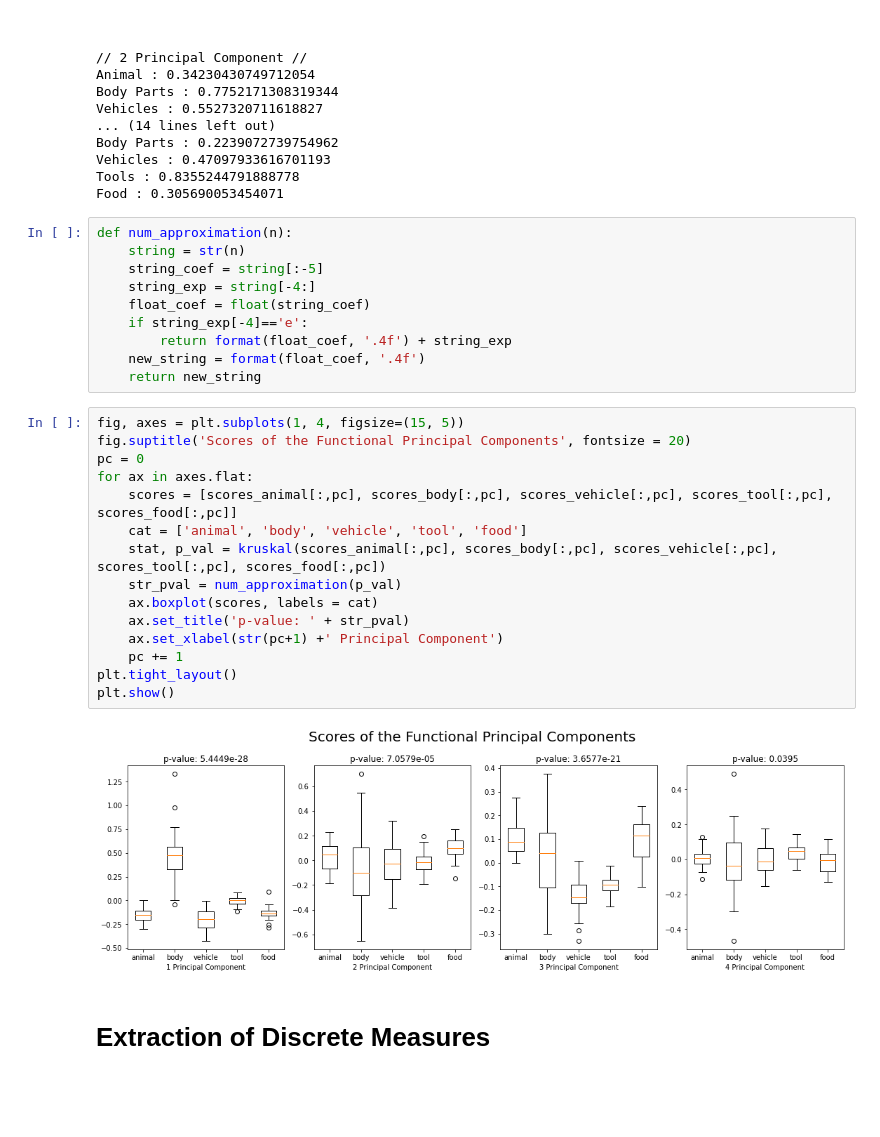
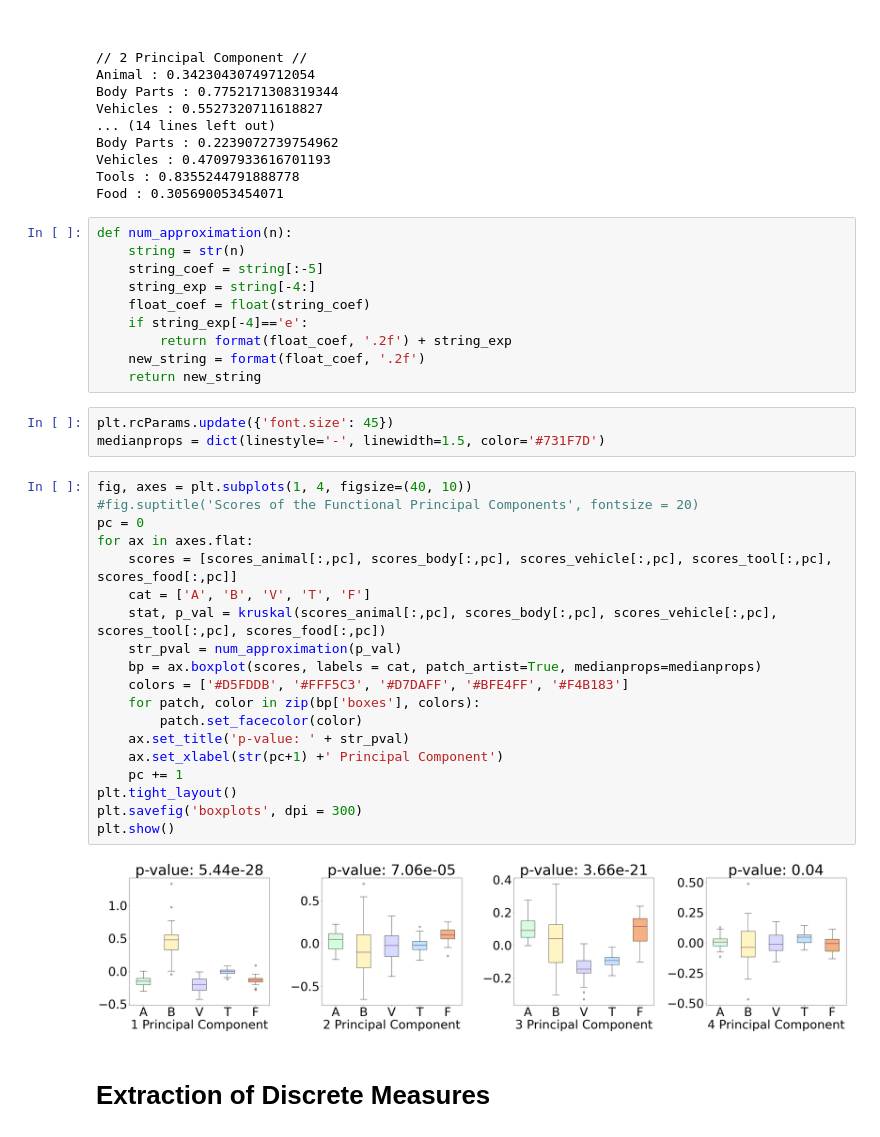
Before and after one commit to jaclaz/FDA-on-visual-ERPs, a Jupyter notebook: Notebooks/Functional Analysis.ipynb, the cells around one changed output. Saved outputs shown, nothing was run; the diff lists cells and outputs as text; blank space fills up the shorter version.

```diff
--- a/Notebooks/Functional Analysis.ipynb
+++ b/Notebooks/Functional Analysis.ipynb
@@ -329,26 +345,33 @@ def num_approximation(n):
     string_exp = string[-4:]
     float_coef = float(string_coef)
     if string_exp[-4]=='e':
-        return format(float_coef, '.4f') + string_exp
-    new_string = format(float_coef, '.4f')
+        return format(float_coef, '.2f') + string_exp
+    new_string = format(float_coef, '.2f')
     return new_string
+# %%
+plt.rcParams.update({'font.size': 45})
+medianprops = dict(linestyle='-', linewidth=1.5, color='#731F7D')
 # %%
-fig, axes = plt.subplots(1, 4, figsize=(15, 5))
-fig.suptitle('Scores of the Functional Principal Components', fontsize = 20)
+fig, axes = plt.subplots(1, 4, figsize=(40, 10))
+#fig.suptitle('Scores of the Functional Principal Components', fontsize = 20)
 pc = 0
 for ax in axes.flat:
     scores = [scores_animal[:,pc], scores_body[:,pc], scores_vehicle[:,pc], scores_tool[:,pc], scores_food[:,pc]]
-    cat = ['animal', 'body', 'vehicle', 'tool', 'food']
+    cat = ['A', 'B', 'V', 'T', 'F']
     stat, p_val = kruskal(scores_animal[:,pc], scores_body[:,pc], scores_vehicle[:,pc], scores_tool[:,pc], scores_food[:,pc])
     str_pval = num_approximation(p_val)
-    ax.boxplot(scores, labels = cat)
+    bp = ax.boxplot(scores, labels = cat, patch_artist=True, medianprops=medianprops)
+    colors = ['#D5FDDB', '#FFF5C3', '#D7DAFF', '#BFE4FF', '#F4B183']
+    for patch, color in zip(bp['boxes'], colors):
+        patch.set_facecolor(color)
     ax.set_title('p-value: ' + str_pval)
     ax.set_xlabel(str(pc+1) +' Principal Component')
     pc += 1
 plt.tight_layout()
+plt.savefig('boxplots', dpi = 300)
 plt.show()
 # %% [output]
-[figure, old version]
+[figure, new version]
 # %% [markdown]
 # Extraction of Discrete Measures
 # %%
```
Also changed, not shown: parts of 9 cells of this notebook, 12 other files.
